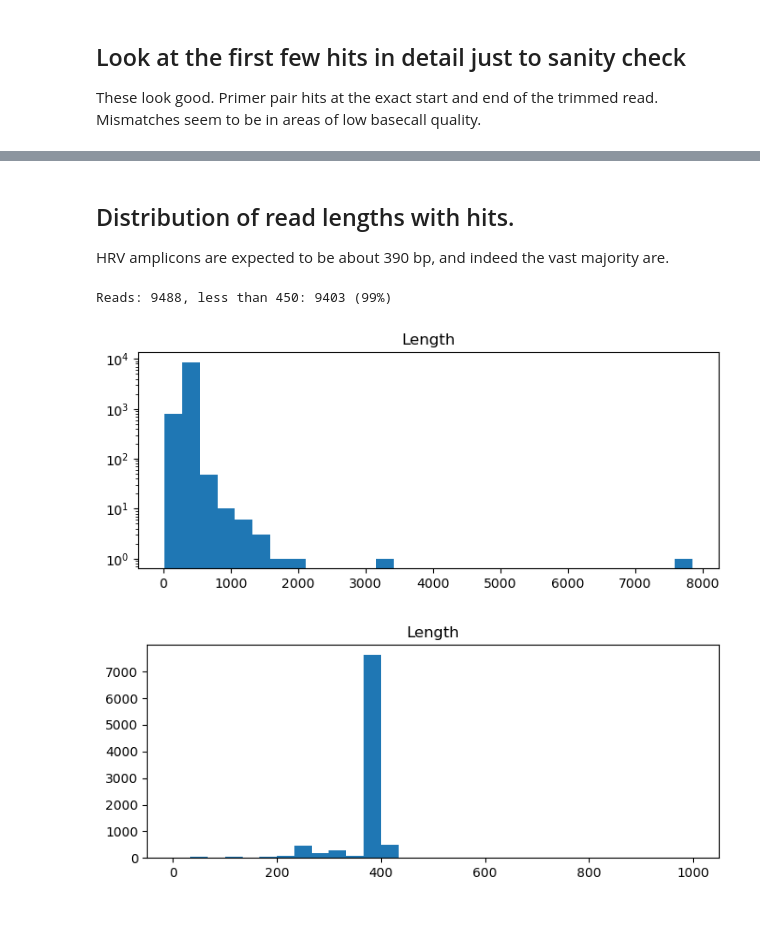
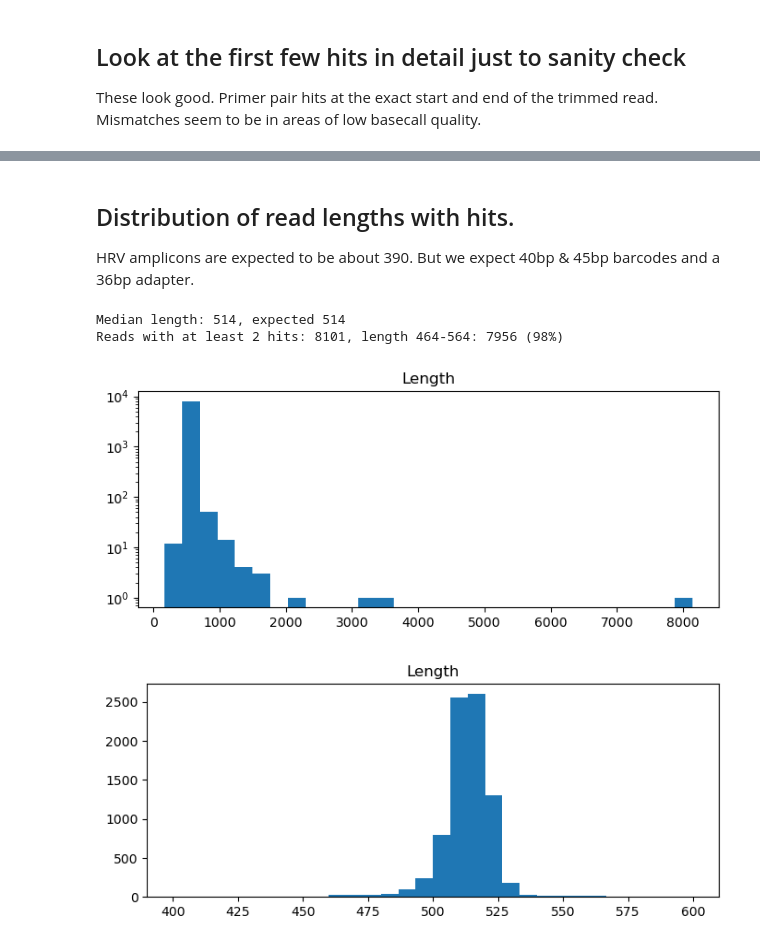
Before and after one commit to RByers/RespiCov-analyze, a Jupyter notebook: Q8AnalyzeHRV.ipynb, the cells around one changed output, grey strips where cells are left out. Drawn from its saved outputs; the diff is of its cells as text; code cells hidden in the pictures; blank space fills up the shorter version.

```diff
--- a/Q8AnalyzeHRV.ipynb
+++ b/Q8AnalyzeHRV.ipynb
@@ -126,7 +172,7 @@ Barcode 18 is the HRV-C1 full genome. Why don't we see hits here? Shouldn't I ha
 A few of the other hits occur in samples using other RespiCov primers but not HRV, why?
 # %%
 hitCount = 0
-for (file, read, hits) in getAllPrimerHits(maxReadsPerFile=1000, progress=True):
+for (inFile, read, hits) in getAllPrimerHits(maxReadsPerFile=1000, progress=True):
     hitCount += len(hits)
 
 print("Total hits:", hitCount)
@@ -184,0 +202,5 @@ query               CCGGGGAAACAGAAG-TGCTTG
+# %%
+from Bio import Align
+
+for (read, hits) in getPrimerHits("Q8-sup_barcode01.fastq", maxReadsPerFile=5):
+    printHits(read, hits)
@@ -190,7 +231,7 @@ This looks only at the start of one barcode group, it will vary later in the rea
 # %%
 mrs = []
 perfect = 0
-for (read, hits) in getPrimerHits("Q8a-hac_barcode01.fastq.gz", maxReadsPerFile=10000, matchThreshold = 0.65):
+for (read, hits) in getPrimerHits("Q8-sup_barcode01.fastq", maxReadsPerFile=10000, matchThreshold = 0.65):
     for hit in hits:
         mrs.append(hit.mr)
         if hit.mr == 1.0:
@@ -203,0 +250,3 @@ pd.DataFrame({'Score': mrs}).hist(figsize=(8,3), bins=8, grid=False);
+# %%
+for (read, hits) in getPrimerHits("Q8-sup_barcode01.fastq", maxReadsPerFile=1, skipReads=3, primers=adapters+barcodes+hrvPrimers):
+    printHits(read, hits)
@@ -204,25 +271,45 @@ pd.DataFrame({'Score': mrs}).hist(figsize=(8,3), bins=8, grid=False);
 # %% [markdown]
 ## Distribution of read lengths with hits.
 
-HRV amplicons are expected to be about 390 bp, and indeed the vast majority are.
+HRV amplicons are expected to be about 390. But we expect 40bp & 45bp barcodes and a 36bp adapter.
 # %%
-lens = []
-reads = 0
-lessThan450 = 0
-for (read, hits) in getPrimerHits("Q8a-hac_barcode01.fastq.gz", maxReadsPerFile=10000):
-    reads += 1
-    if len(read) < 450:
-        lessThan450 += 1
-    lens.append(len(read))
+import matplotlib.pyplot as plt
 
-print("Reads: %d, less than 450: %d (%d%%)" % (reads, lessThan450, 100*lessThan450/reads))
+EXPECTED_AMPLICON_LENGTH = 390
+EXPECTED_PREFIX = 36 + 40 + 3
+EXPECTED_SUFFIX = 45
+EXPECTED_READ_LENGTH = EXPECTED_AMPLICON_LENGTH + EXPECTED_PREFIX + EXPECTED_SUFFIX
+LENGTH_TOLERANCE = 50
 
-pd.DataFrame({'Length': lens}).hist(figsize=(8,3), bins=30, grid=False, log=True)
-plt.show()
+def plotLengths(fastq):
+    lens = []
+    reads = 0
+    withinTol = 0
+    for (read, hits) in getPrimerHits(fastq, maxReadsPerFile=10000):
+        if len(hits) < 2:
+            continue
+        reads += 1
+        if abs(len(read) - EXPECTED_READ_LENGTH) < LENGTH_TOLERANCE:
+            withinTol += 1
+        lens.append(len(read))
 
-pd.DataFrame({'Length': lens}).hist(figsize=(8,3), bins=30, grid=False, range=(0, 1000))
-plt.show()
+    print("Median length: %d, expected %d" % (np.median(lens), EXPECTED_READ_LENGTH))
+    print("Reads with at least 2 hits: %d, length %d-%d: %d (%d%%)" %
+          (reads,
+          EXPECTED_READ_LENGTH - LENGTH_TOLERANCE,
+          EXPECTED_READ_LENGTH + LENGTH_TOLERANCE,
+          withinTol,
+          100*withinTol/reads))
+
+    pd.DataFrame({'Length': lens}).hist(figsize=(8,3), bins=30, grid=False, log=True)
+    plt.show()
+
+    pd.DataFrame({'Length': lens}).hist(figsize=(8,3), bins=30, grid=False, range=(400, 600))
+    plt.show()
+
+plotLengths("Q8-sup_barcode01.fastq")
 # %% [output]
-Reads: 9488, less than 450: 9403 (99%)
+Median length: 514, expected 514
+Reads with at least 2 hits: 8101, length 464-564: 7956 (98%)
-[figure, old version]
+[figure, new version]
-[figure, old version]
+[figure, new version]
```
Also changed, not shown: parts of 33 cells of this notebook, 2 other files.
